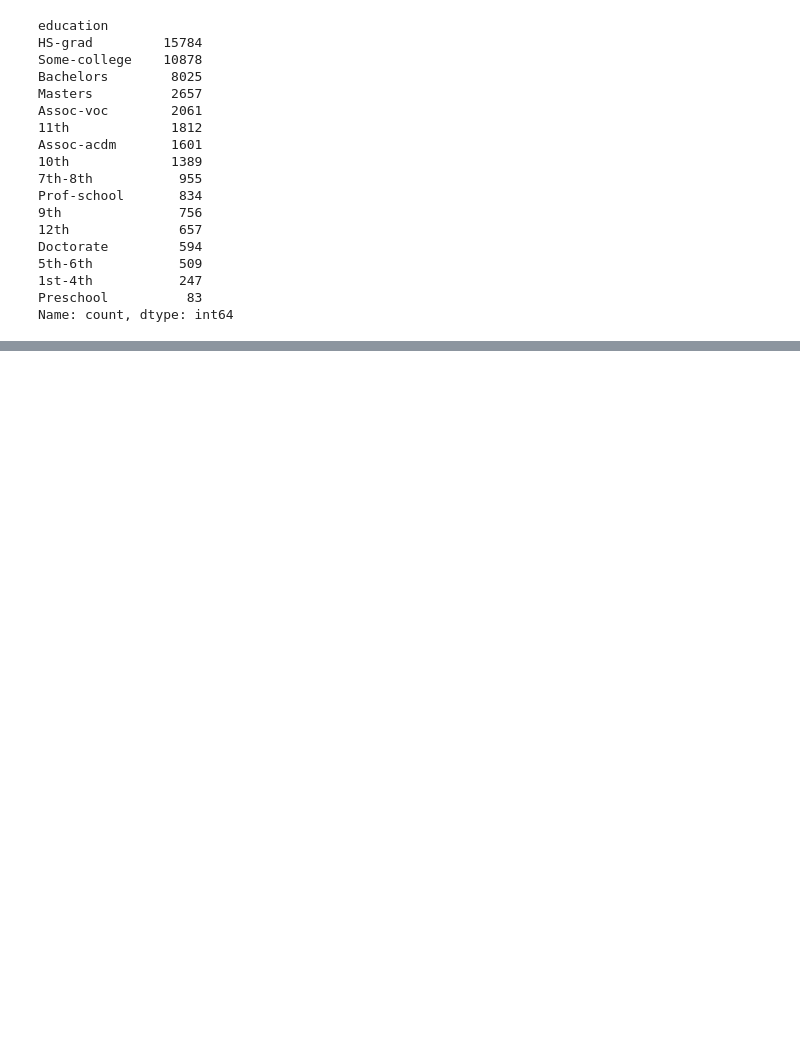
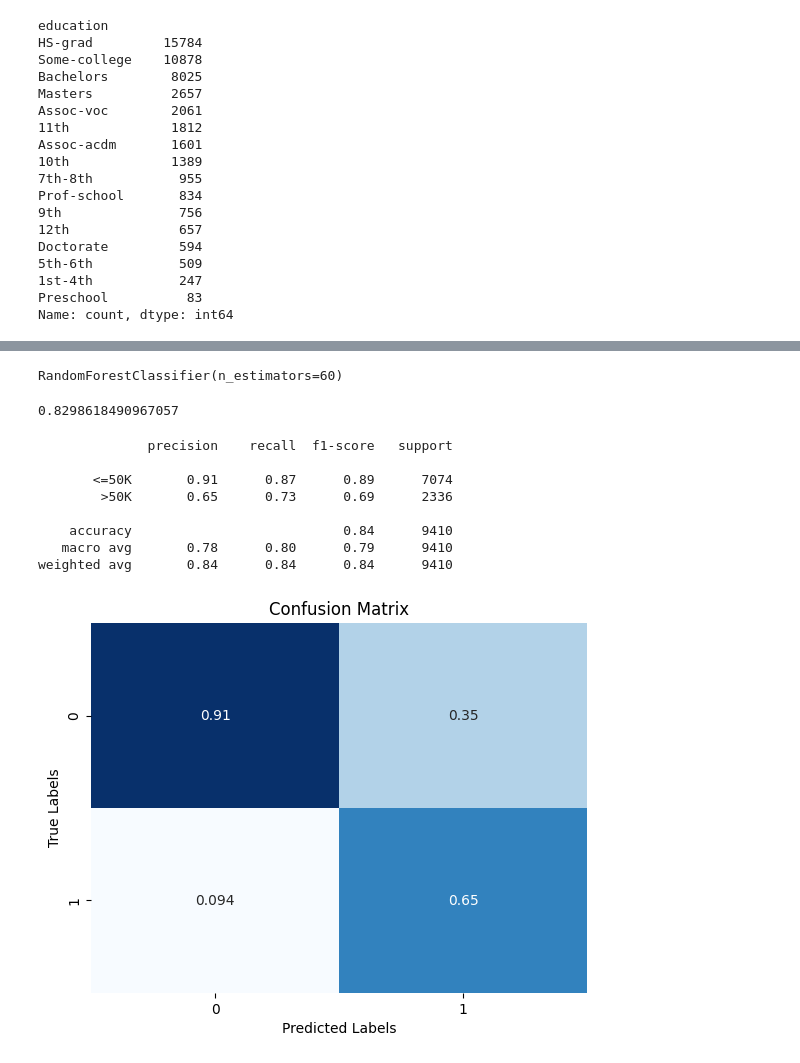
Before and after one commit to Imanjith/machineLearningCW, a Jupyter notebook: main.ipynb, the cells around one changed output, grey strips where cells are left out. Drawn from its saved outputs; the diff is of its cells as text; code cells hidden in the pictures; blank space fills up the shorter version.

```diff
--- a/main.ipynb
+++ b/main.ipynb
@@ -296,0 +232,2 @@ NameError: name 'RandomForestClassifier' is not defined
+# %%
+X_train,X_test, y_train,y_test = train_test_split(X,y,test_size=0.2)
@@ -296,0 +249,4 @@ NameError: name 'RandomForestClassifier' is not defined
+# %%
+from imblearn.over_sampling import SMOTE
+smote = SMOTE(random_state=45)
+X_under,y_under = smote.fit_resample(X_train,y_train)
@@ -296,0 +260,7 @@ NameError: name 'RandomForestClassifier' is not defined
+# %%
+# Build a Gaussian Classifier
+from sklearn.naive_bayes import GaussianNB
+model = GaussianNB()
+
+# Model training
+model.fit(X_under, y_under)
@@ -296,0 +295,31 @@ NameError: name 'RandomForestClassifier' is not defined
+# %%
+from sklearn.ensemble import RandomForestClassifier
+model2 = RandomForestClassifier(n_estimators=60)
+model2.fit(X_under, y_under)
+# %% [output]
+RandomForestClassifier(n_estimators=60)
+# %%
+model2.score(X_test,y_test)
+# %% [output]
+0.8298618490967057
+# %%
+#Predictions for Naive-Bayes
+y_prediction = model2.predict(X_test)
+print(classification_report(y_test, y_prediction ))
+result = confusion_matrix(y_test, y_prediction , normalize='pred')
+
+sns.heatmap(result, annot=True, cmap='Blues', cbar=False)
+plt.xlabel('Predicted Labels')
+plt.ylabel('True Labels')
+plt.title('Confusion Matrix')
+plt.show()
+# %% [output]
+              precision    recall  f1-score   support
+
+       <=50K       0.91      0.87      0.89      7074
+        >50K       0.65      0.73      0.69      2336
+
+    accuracy                           0.84      9410
+   macro avg       0.78      0.80      0.79      9410
+weighted avg       0.84      0.84      0.84      9410
+[figure, added]
```
Also changed, not shown: parts of 48 cells of this notebook.
